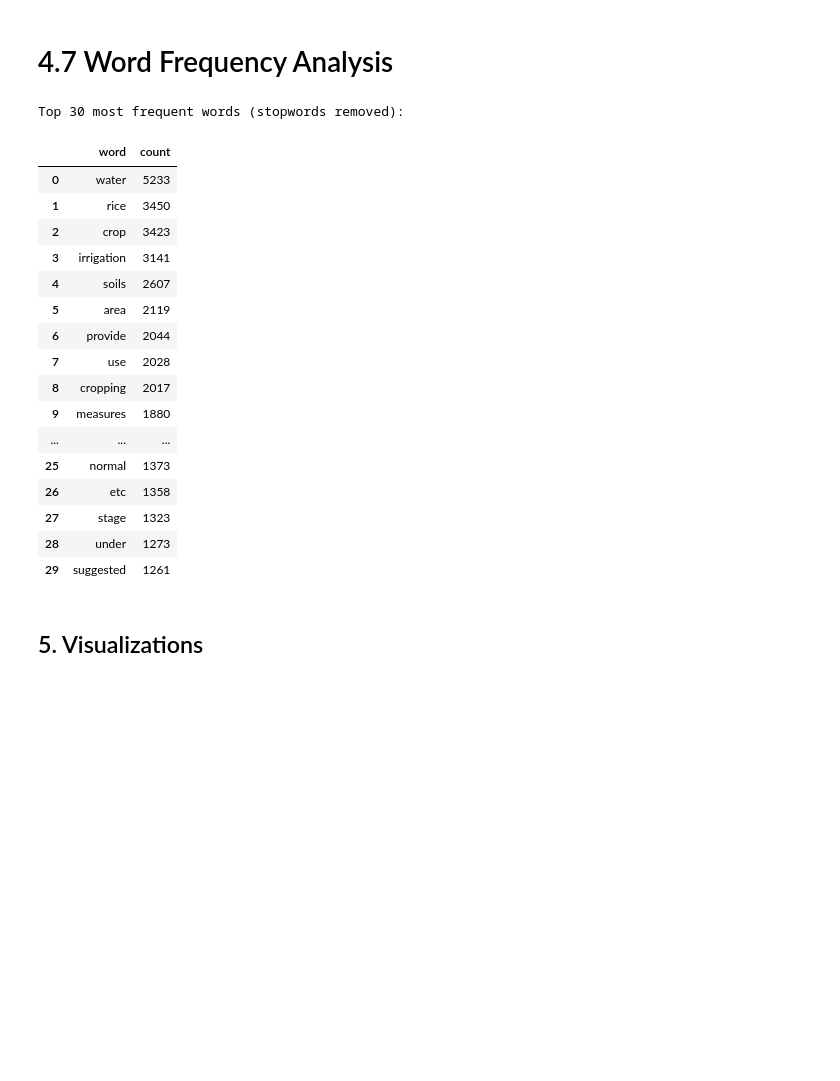
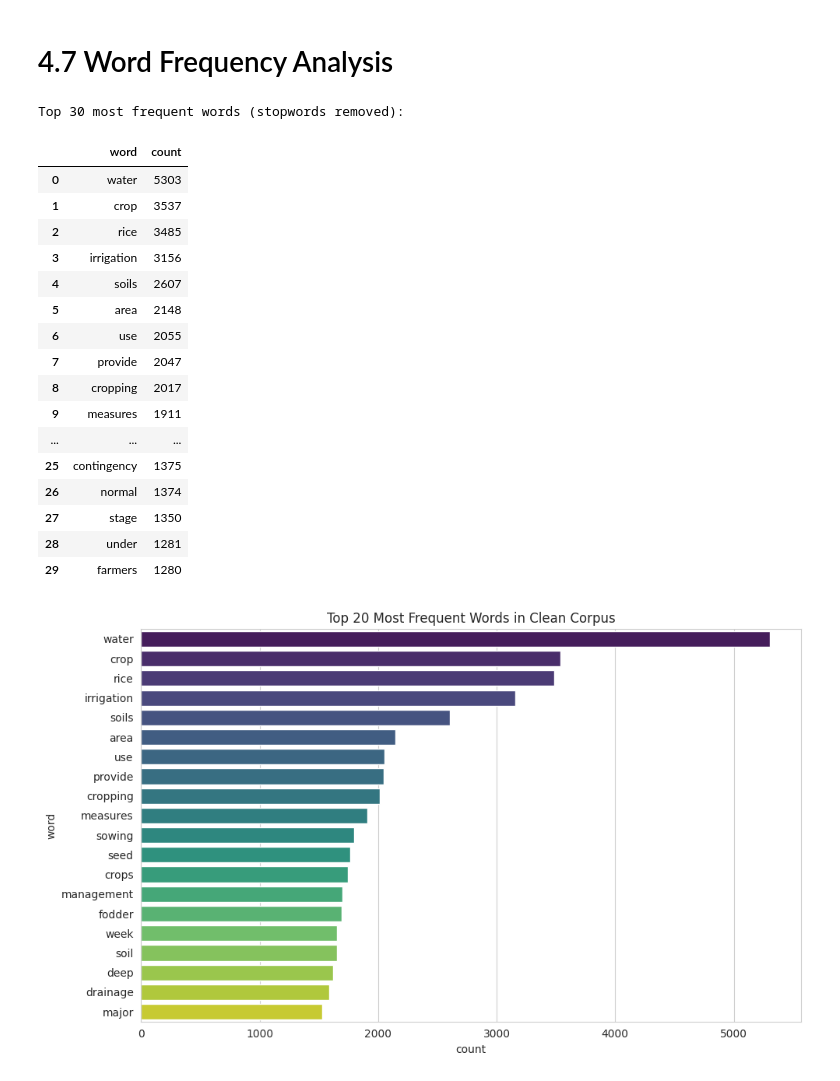
Before and after one commit to 23f3004092/Group-7-DS-and-AI-Lab-Project, a Jupyter notebook: notebooks/04_pdfs_rag_eda.ipynb, the cells around one changed output. Cells and saved outputs as stored; diff of their text form; code cells hidden in the pictures; blank space fills up the shorter version.

```diff
--- a/notebooks/04_pdfs_rag_eda.ipynb
+++ b/notebooks/04_pdfs_rag_eda.ipynb
@@ -77,14 +105,17 @@ sns.set_style("whitegrid")
 Point each key at one of your 4 source folders. The folder name becomes the `source` label used throughout the EDA (e.g. to compare corpora by origin).
 # %%
 FOLDER_PATHS = {
-    "other_docs":        "../data/raw/pdfs/Other_docs",
-    "ppqs_advisories":     "../data/raw/pdfs/PPQS_Advisories",
-    "schemes": "../data/raw/pdfs/Schemes",
-    "up_acp":         "../data/raw/pdfs/UP_ACP_PDFs",
+    "other_docs":        "/content/DS_AI_RAG_pdfs/Other_docs",
+    "ppqs_advisories":     "/content/DS_AI_RAG_pdfs/PPQS_Advisories",
+    "schemes":"/content/DS_AI_RAG_pdfs/Schemes",
+    "up_acp":"/content/DS_AI_RAG_pdfs/UP_ACP_PDFs"
+
+
+
 }
 
 # Where extracted text + outputs will be saved
-OUTPUT_DIR = "../data/raw/pdfs/pdf_eda_outputs"
+OUTPUT_DIR = "./pdf_eda_outputs"
 TEXT_DIR = os.path.join(OUTPUT_DIR, "extracted_text")
 os.makedirs(TEXT_DIR, exist_ok=True)
 
@@ -560,0 +503,18 @@ Name: count, dtype: int64
+# %%
+# Inspect the document(s) flagged with implausible years
+implausible = clean_inventory_df[
+    (clean_inventory_df["detected_year"] > 2026) | (clean_inventory_df["detected_year"] < 1990)
+]
+print(implausible[["source", "filename", "detected_year"]])
+
+# Check what text triggered the match
+for _, row in implausible.iterrows():
+    path = row.get("text_output_path")
+    if isinstance(path, str) and os.path.exists(path):
+        with open(path, encoding="utf-8") as f:
+            text = f.read()
+        # show context around the detected year
+        import re
+        match = re.search(r".{40}2027.{40}", text)
+        print(f"\n{row['filename']}:")
+        print(match.group() if match else "not found in first-pass text")
@@ -566,48 +540,54 @@ from collections import Counter
 
 ENGLISH_STOPWORDS = set("""
 the a an is are was were be been being of to in on for and or with as at by from
 this that these those it its it's he she they them his her their we you your i
 not no yes will shall can could would should may might must have has had do does did
 """.split())
 
 HINDI_STOPWORDS = set("""
 और के का की को है हैं था थे थी में से पर एक यह वह इस उस कि जो भी नहीं तो अगर लिए
 """.split())
 
 STOPWORDS = ENGLISH_STOPWORDS | HINDI_STOPWORDS
 
 def tokenize(text):
     tokens = re.findall(r"[a-zA-Z\u0900-\u097F]+", text.lower())
     return [t for t in tokens if t not in STOPWORDS and len(t) > 2]
 
 all_tokens = []
 for _, row in clean_inventory_df.iterrows():
     if os.path.exists(row["text_output_path"]):
         with open(row["text_output_path"], encoding="utf-8") as f:
             all_tokens.extend(tokenize(f.read()))
 
 word_freq = Counter(all_tokens)
 top_words_df = pd.DataFrame(word_freq.most_common(30), columns=["word", "count"])
 print("Top 30 most frequent words (stopwords removed):")
 display(top_words_df)
+
+plt.figure(figsize=(10, 6))
+sns.barplot(data=top_words_df.head(20), x="count", y="word", palette="viridis")
+plt.title("Top 20 Most Frequent Words in Clean Corpus")
+plt.tight_layout()
+plt.savefig(os.path.join(OUTPUT_DIR, "word_frequency.png"), dpi=150)
+plt.show()
 # %% [output]
 Top 30 most frequent words (stopwords removed):
 |  | word | count |
-| 0 | water | 5233 |
-| 1 | rice | 3450 |
-| 2 | crop | 3423 |
-| 3 | irrigation | 3141 |
+| 0 | water | 5303 |
+| 1 | crop | 3537 |
+| 2 | rice | 3485 |
+| 3 | irrigation | 3156 |
 | 4 | soils | 2607 |
-| 5 | area | 2119 |
-| 6 | provide | 2044 |
-| 7 | use | 2028 |
+| 5 | area | 2148 |
+| 6 | use | 2055 |
+| 7 | provide | 2047 |
 | 8 | cropping | 2017 |
-| 9 | measures | 1880 |
+| 9 | measures | 1911 |
 | ... | ... | ... |
-| 25 | normal | 1373 |
-| 26 | etc | 1358 |
-| 27 | stage | 1323 |
-| 28 | under | 1273 |
-| 29 | suggested | 1261 |
+| 25 | contingency | 1375 |
+| 26 | normal | 1374 |
+| 27 | stage | 1350 |
+| 28 | under | 1281 |
+| 29 | farmers | 1280 |
+[figure, added]
-# %% [markdown]
-## 5. Visualizations
```
Also changed, not shown: parts of 44 cells of this notebook, 2 other files.
